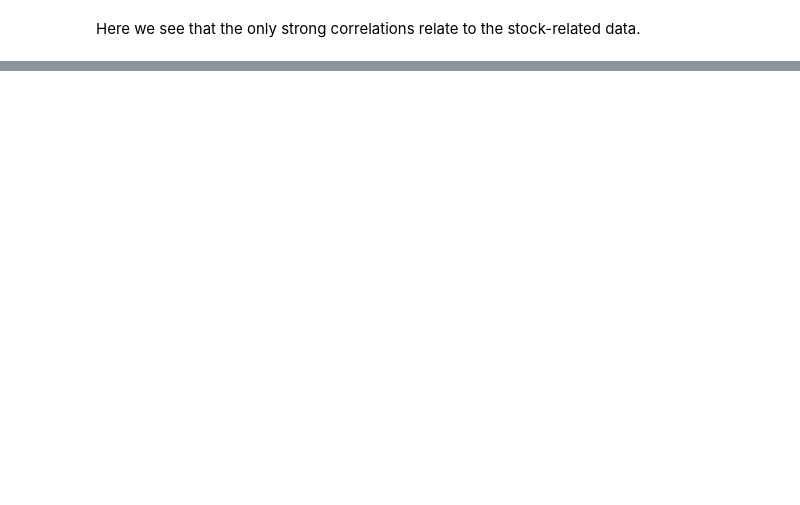
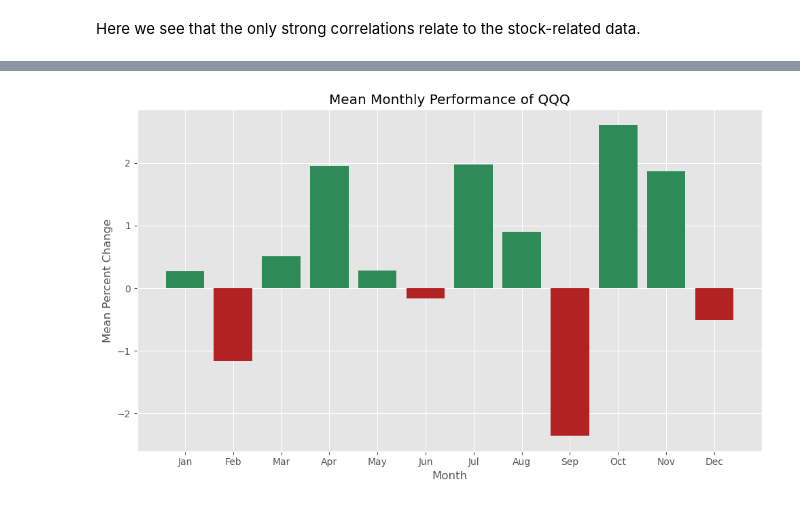
Before and after one commit to elijahlopez94/stock_market_prediction_with_rnn, a Jupyter notebook: eda_notebook.ipynb, the cells around one changed output, grey strips where cells are left out. Cells and saved outputs as stored; diff of their text form; code cells hidden in the pictures; blank space fills up the shorter version.

```diff
--- a/eda_notebook.ipynb
+++ b/eda_notebook.ipynb
@@ -356,0 +379,3 @@ Notes:
+# %%
+unique_years = df.index.year.unique()
+unique_years
@@ -356,0 +449,15 @@ Notes:
+# %%
+monthly_mean = monthly_performance_df.groupby(by='month')['percent_change'].mean()
+plt.figure(figsize=(10,6))
+x = range(len(monthly_mean))
+y = monthly_mean.values
+
+colors = ['#2E8B57' if value > 0 else '#B22222' for value in y]
+plt.bar(x, y, color=colors)
+plt.title('Mean Monthly Performance of QQQ')
+plt.xlabel('Month')
+plt.xticks(ticks=x , labels=['Jan', 'Feb', 'Mar', 'Apr', 'May', 'Jun', 'Jul', 'Aug', 'Sep', 'Oct', 'Nov', 'Dec'])
+plt.ylabel('Mean Percent Change')
+plt.tight_layout();
+# %% [output]
+[figure, added]
```
Also changed, not shown: parts of 24 cells of this notebook.
